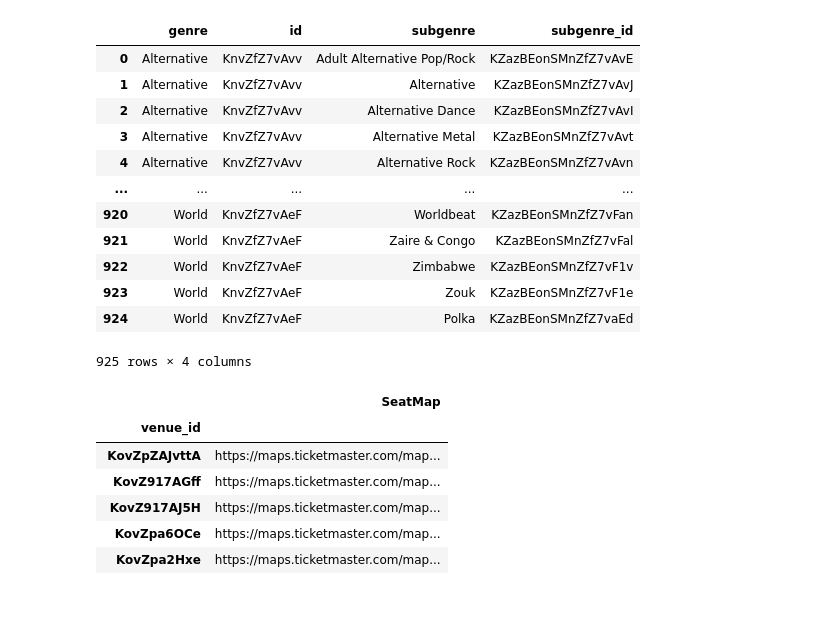
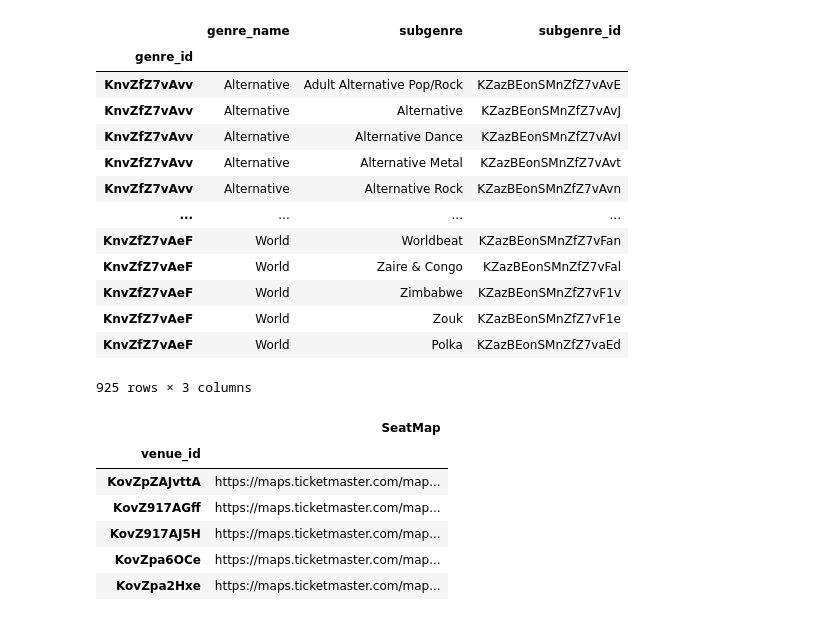
Before and after one commit to chanellelgonzalez/Project03_Visualization_SHOWWW, a Jupyter notebook: ticket_dev_api_import.ipynb, the cells around one changed output. Saved outputs shown, nothing was run; the diff lists cells and outputs as text; code cells hidden in the pictures.

```diff
--- a/ticket_dev_api_import.ipynb
+++ b/ticket_dev_api_import.ipynb
@@ -63,22 +63,25 @@ genre_list
   'subgenre_id': 'KZazBEonSMnZfZ7vaEd'}]
 # %%
 genre_df = pd.json_normalize(genre_list)
+genre_df = genre_df.rename(columns={'id':'genre_id','genre':'genre_name'})
+genre_df = genre_df.set_index('genre_id')
 genre_df.to_csv('csv_tables/genre.csv')
 genre_df
 # %% [output]
-|  | genre | id | subgenre | subgenre_id |
-| 0 | Alternative | KnvZfZ7vAvv | Adult Alternative Pop/Rock | KZazBEonSMnZfZ7vAvE |
-| 1 | Alternative | KnvZfZ7vAvv | Alternative | KZazBEonSMnZfZ7vAvJ |
-| 2 | Alternative | KnvZfZ7vAvv | Alternative Dance | KZazBEonSMnZfZ7vAvI |
-| 3 | Alternative | KnvZfZ7vAvv | Alternative Metal | KZazBEonSMnZfZ7vAvt |
-| 4 | Alternative | KnvZfZ7vAvv | Alternative Rock | KZazBEonSMnZfZ7vAvn |
-| ... | ... | ... | ... | ... |
-| 920 | World | KnvZfZ7vAeF | Worldbeat | KZazBEonSMnZfZ7vFan |
-| 921 | World | KnvZfZ7vAeF | Zaire & Congo | KZazBEonSMnZfZ7vFal |
-| 922 | World | KnvZfZ7vAeF | Zimbabwe | KZazBEonSMnZfZ7vF1v |
-| 923 | World | KnvZfZ7vAeF | Zouk | KZazBEonSMnZfZ7vF1e |
-| 924 | World | KnvZfZ7vAeF | Polka | KZazBEonSMnZfZ7vaEd |
+|  | genre_name | subgenre | subgenre_id |
+| genre_id |  |  |  |
+| KnvZfZ7vAvv | Alternative | Adult Alternative Pop/Rock | KZazBEonSMnZfZ7vAvE |
+| KnvZfZ7vAvv | Alternative | Alternative | KZazBEonSMnZfZ7vAvJ |
+| KnvZfZ7vAvv | Alternative | Alternative Dance | KZazBEonSMnZfZ7vAvI |
+| KnvZfZ7vAvv | Alternative | Alternative Metal | KZazBEonSMnZfZ7vAvt |
+| KnvZfZ7vAvv | Alternative | Alternative Rock | KZazBEonSMnZfZ7vAvn |
+| ... | ... | ... | ... |
+| KnvZfZ7vAeF | World | Worldbeat | KZazBEonSMnZfZ7vFan |
+| KnvZfZ7vAeF | World | Zaire & Congo | KZazBEonSMnZfZ7vFal |
+| KnvZfZ7vAeF | World | Zimbabwe | KZazBEonSMnZfZ7vF1v |
+| KnvZfZ7vAeF | World | Zouk | KZazBEonSMnZfZ7vF1e |
+| KnvZfZ7vAeF | World | Polka | KZazBEonSMnZfZ7vaEd |
-925 rows × 4 columns
+925 rows × 3 columns
 # %%
 base_url =  'https://app.ticketmaster.com/discovery/v2/events.json?countryCode=US&classificationName=Music&startDateTime=2023-06-20T00:00:00Z&sort=date,asc&size=200&dmaId=324&localStartDateTime:2023-06-20T00:00:00Z,2023-07-20T00:00:00Z&apikey=yTIm5zlYHTsXuGFluFTMc9u5peB89aGA'
 
```
Also changed, not shown: 1 other file.
